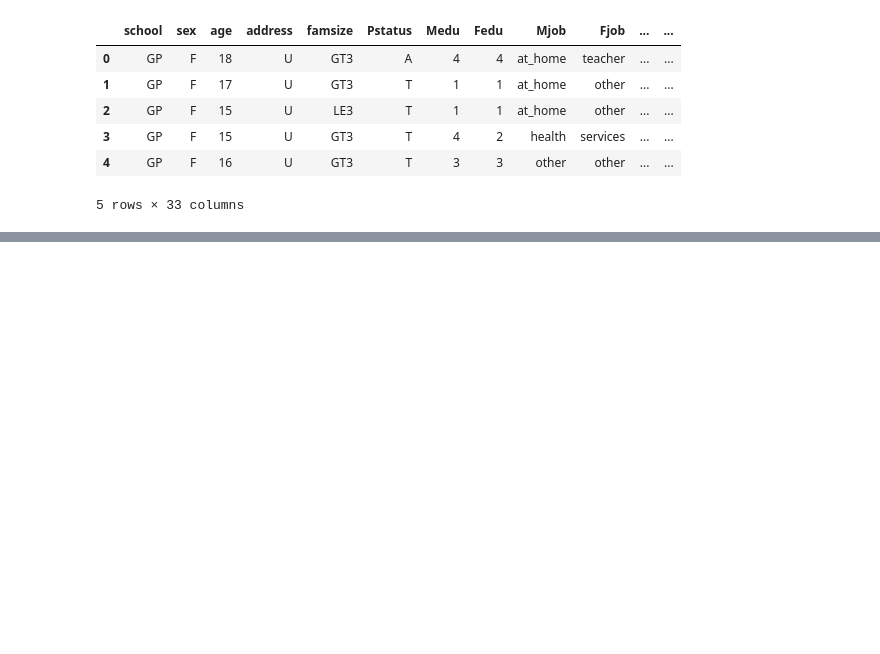
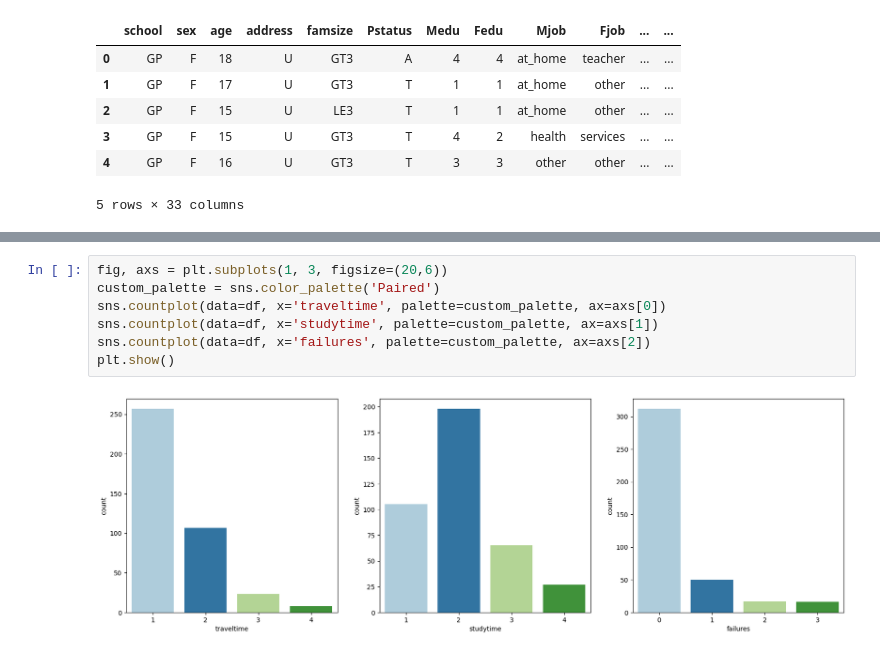
Before and after one commit to jaireid/student-performance, a Jupyter notebook: notebooks/1. EDA Student Performance.ipynb, the cells around one changed output, grey strips where cells are left out. Saved outputs shown, nothing was run; the diff lists cells and outputs as text; blank space fills up the shorter version.

```diff
--- a/notebooks/1. EDA Student Performance.ipynb
+++ b/notebooks/1. EDA Student Performance.ipynb
@@ -319,0 +354,9 @@ df.head()
+# %%
+fig, axs = plt.subplots(1, 3, figsize=(20,6))
+custom_palette = sns.color_palette('Paired')
+sns.countplot(data=df, x='traveltime', palette=custom_palette, ax=axs[0])
+sns.countplot(data=df, x='studytime', palette=custom_palette, ax=axs[1])
+sns.countplot(data=df, x='failures', palette=custom_palette, ax=axs[2])
+plt.show()
+# %% [output]
+[figure, added]
```
Also changed, not shown: parts of 7 cells of this notebook.
